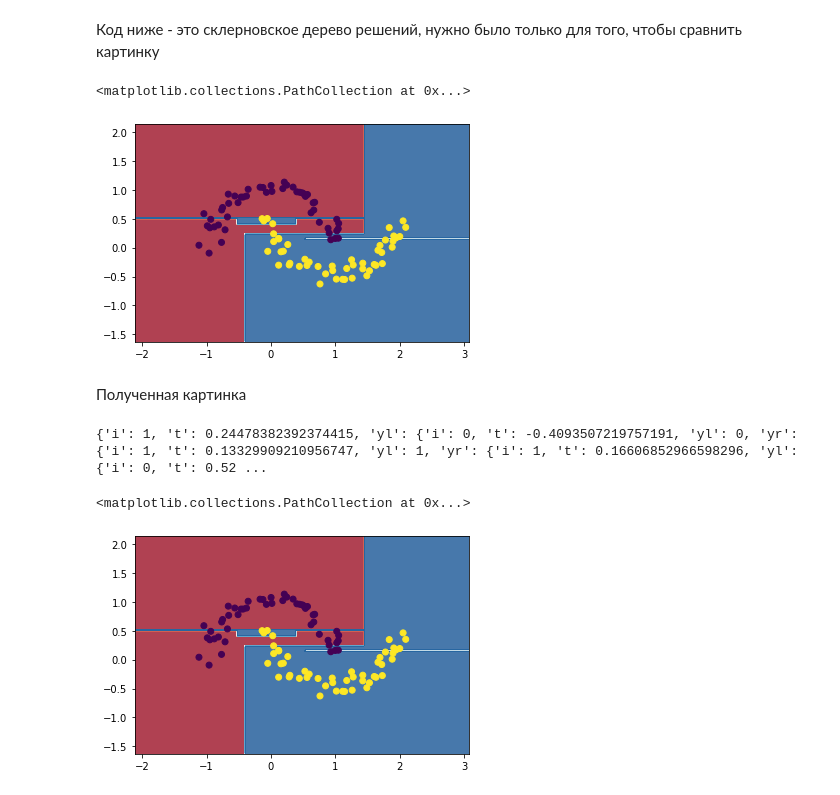
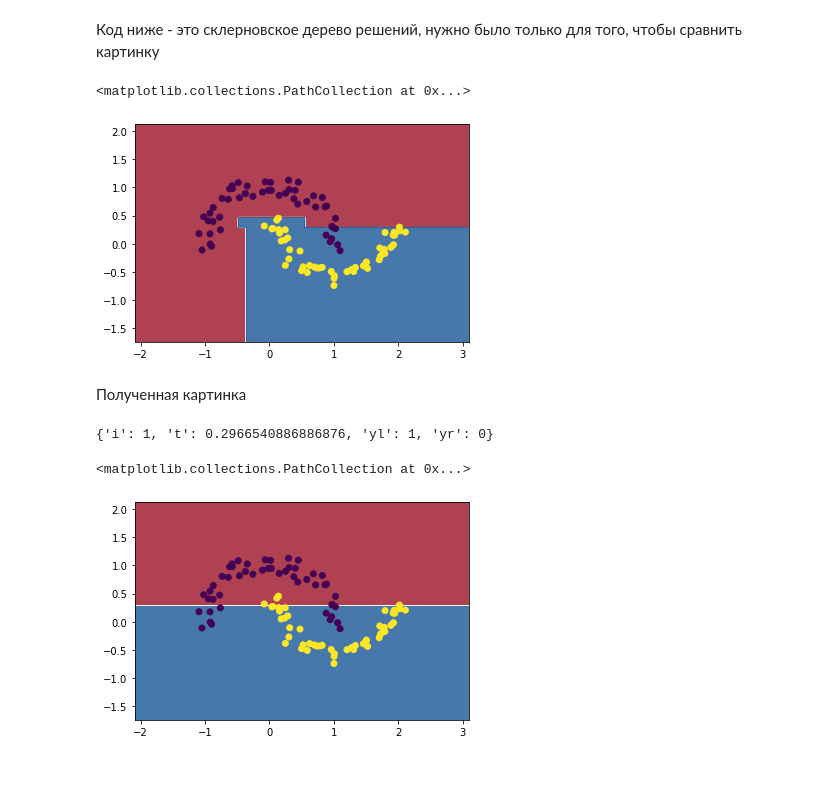
Before and after one commit to Flinnz/python-homework-labs, a Jupyter notebook: lab1-decisiontree/lab1_tree.ipynb, the cells around one changed output. Saved outputs shown, nothing was run; the diff lists cells and outputs as text; code cells hidden in the pictures.

Commit message:
add more visualisation

```diff
--- a/lab1-decisiontree/lab1_tree.ipynb
+++ b/lab1-decisiontree/lab1_tree.ipynb
@@ -208,7 +208,7 @@ class Tree:
 Код ниже - это склерновское дерево решений, нужно было только для того, чтобы сравнить картинку
 # %%
 from sklearn import tree
-clf = tree.DecisionTreeClassifier(max_depth=10)
+clf = tree.DecisionTreeClassifier(max_depth=4)
 clf.fit(x, y)
 def tree_clf(x):
     y_pred = list()
@@ -232,32 +232,32 @@ plt.contourf(xx0, xx1, Z, cmap=cm, alpha=.8)
 plt.scatter(x[:,0], x[:,1], c = y)
 # %% [output]
 <matplotlib.collections.PathCollection at 0x...>
-[figure, old version]
+[figure, new version]
 # %% [markdown]
 Полученная картинка
 # %%
-tree = Tree()
+tree = Tree(depth=1)
 print(tree.train(x, y))
 def tree_clf(x):
     y_pred = list()
     for it in x.transpose():
         y_pred.append(tree.predict(it))
     return np.array(y_pred)
 
 
 h = .02
 x0_min, x0_max = np.min(x[:,0]) - 1, np.max(x[:,0]) + 1
 x1_min, x1_max = np.min(x[:,1]) - 1, np.max(x[:,1]) + 1
 xx0, xx1 = np.meshgrid(np.arange(x0_min, x0_max, h),
                          np.arange(x1_min, x1_max, h))
 
 Z = tree_clf(np.stack((xx0.ravel(),xx1.ravel())))
 
 Z = Z.reshape(xx0.shape)
 cm = plt.cm.RdBu
 plt.contourf(xx0, xx1, Z, cmap=cm, alpha=.8)
 plt.scatter(x[:,0], x[:,1], c = y)
 # %% [output]
-{'i': 1, 't': 0.24478382392374415, 'yl': {'i': 0, 't': -0.4093507219757191, 'yl': 0, 'yr': {'i': 1, 't': 0.13329909210956747, 'yl': 1, 'yr': {'i': 1, 't': 0.16606852966598296, 'yl': {'i': 0, 't': 0.52 ...
+{'i': 1, 't': 0.2966540886886876, 'yl': 1, 'yr': 0}
 <matplotlib.collections.PathCollection at 0x...>
-[figure, old version]
+[figure, new version]
```
Also changed, not shown: parts of 6 cells of this notebook.
